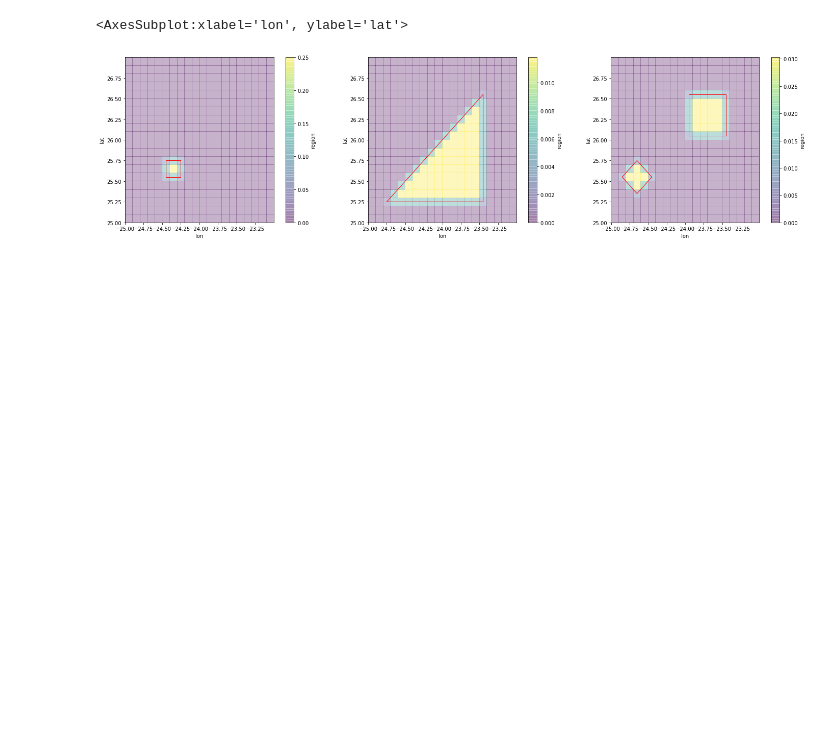
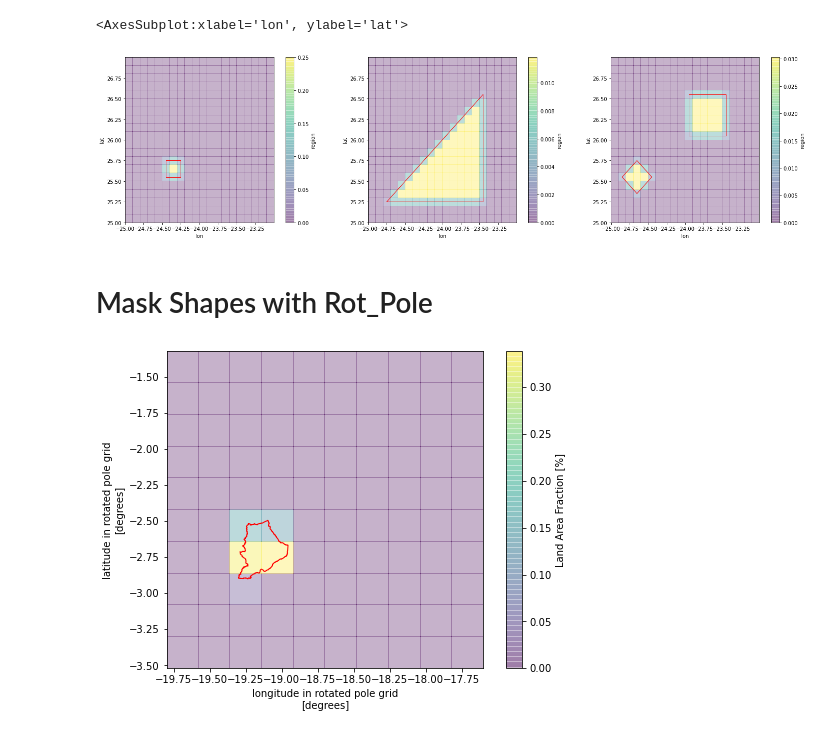
Before and after one commit to regionmask/regionmask, a Jupyter notebook: regionmask/examples/mask_test_polys.ipynb, the cells around one changed output. Saved outputs shown, nothing was run; the diff lists cells and outputs as text; code cells hidden in the pictures; blank space fills up the shorter version.

Commit message:
add rotated pole example

```diff
--- a/regionmask/examples/mask_test_polys.ipynb
+++ b/regionmask/examples/mask_test_polys.ipynb
@@ -55,3 +55,22 @@ shp_multipolys.plot(ax=ax2,edgecolor="r",facecolor="none")
 # %% [output]
 <AxesSubplot:xlabel='lon', ylabel='lat'>
 [figure]
+# %% [markdown]
+# Mask Shapes with Rot_Pole
+# %%
+shapefile_tot = 'Tempisque_cuenca_new.geojson'
+poly = gpd.read_file(shapefile_tot)
+infile='Tempisque_cuenca_SBK_weights_CORDEX_CORE_CAM022_REMO.nc'
+ds1 = xr.open_dataset(infile)
+# %%
+crs="+proj=ob_tran +o_proj=longlat +o_lon_p=0.0 +o_lat_p=75.74 +lon_0=293.98 +to_meter=0.017453292519943295 +ellps=WGS84"
+shapefile_region=poly.to_crs(crs)
+# %%
+plt.figure(figsize=(20,15),tight_layout=True)
+
+ax = plt.subplot(3,3,1)
+ds1['weights'][115:125,150:160].plot(alpha=0.3)
+shapefile_region.plot(ax=ax,edgecolor="r",facecolor="none")
+plt.show()
+# %% [output]
+[figure, added]
```
Also changed, not shown: parts of 1 cell of this notebook.
